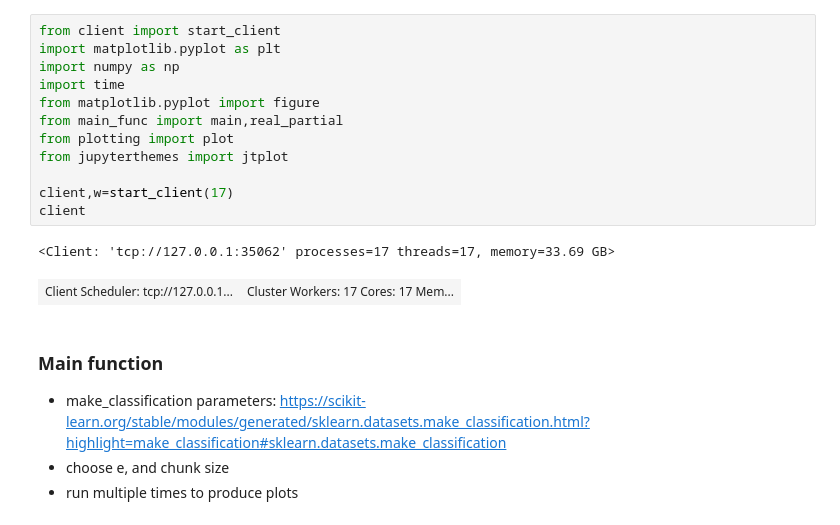
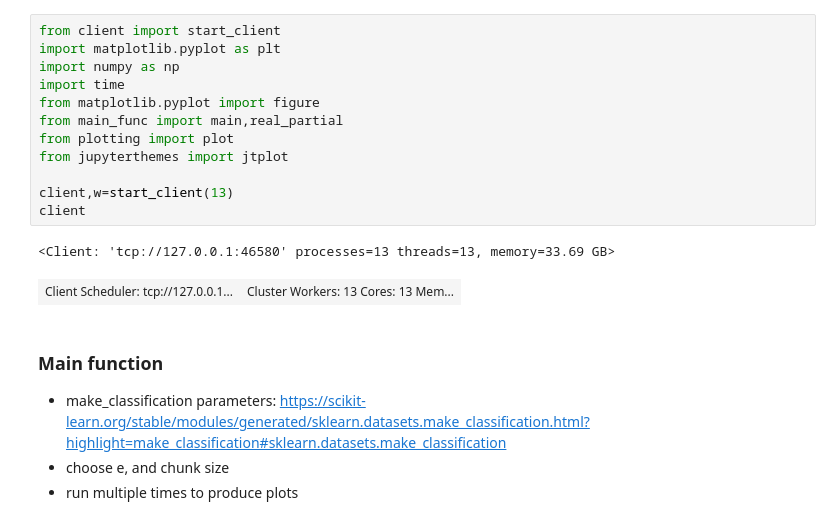
Before and after one commit to KampiotiSofia/svm, a Jupyter notebook: project/dask.ipynb, the cells around one changed output. Saved outputs shown, nothing was run; the diff lists cells and outputs as text.

```diff
--- a/project/dask.ipynb
+++ b/project/dask.ipynb
@@ -1,18 +1,18 @@
 # %%
 from client import start_client
 import matplotlib.pyplot as plt
 import numpy as np
 import time
 from matplotlib.pyplot import figure
 from main_func import main,real_partial
 from plotting import plot
 from jupyterthemes import jtplot
 
-client,w=start_client(17)
+client,w=start_client(13)
 client
 # %% [output]
-<Client: 'tcp://127.0.0.1:35062' processes=17 threads=17, memory=33.69 GB>
+<Client: 'tcp://127.0.0.1:46580' processes=13 threads=13, memory=33.69 GB>
-| Client Scheduler: tcp://127.0.0.1... | Cluster Workers: 17 Cores: 17 Mem... |
+| Client Scheduler: tcp://127.0.0.1... | Cluster Workers: 13 Cores: 13 Mem... |
 # %% [markdown]
 ### Main function
 - make_classification parameters: https://scikit-learn.org/stable/modules/generated/sklearn.datasets.make_classification.html?highlight=make_classification#sklearn.datasets.make_classification
```
Also changed, not shown: parts of 5 cells of this notebook, 5 other files.
